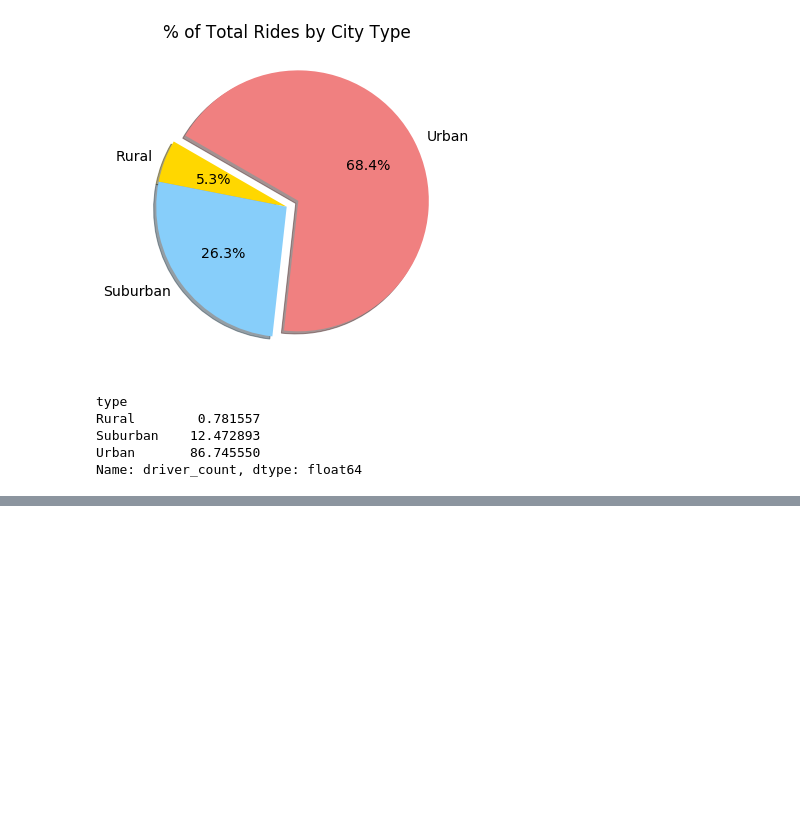
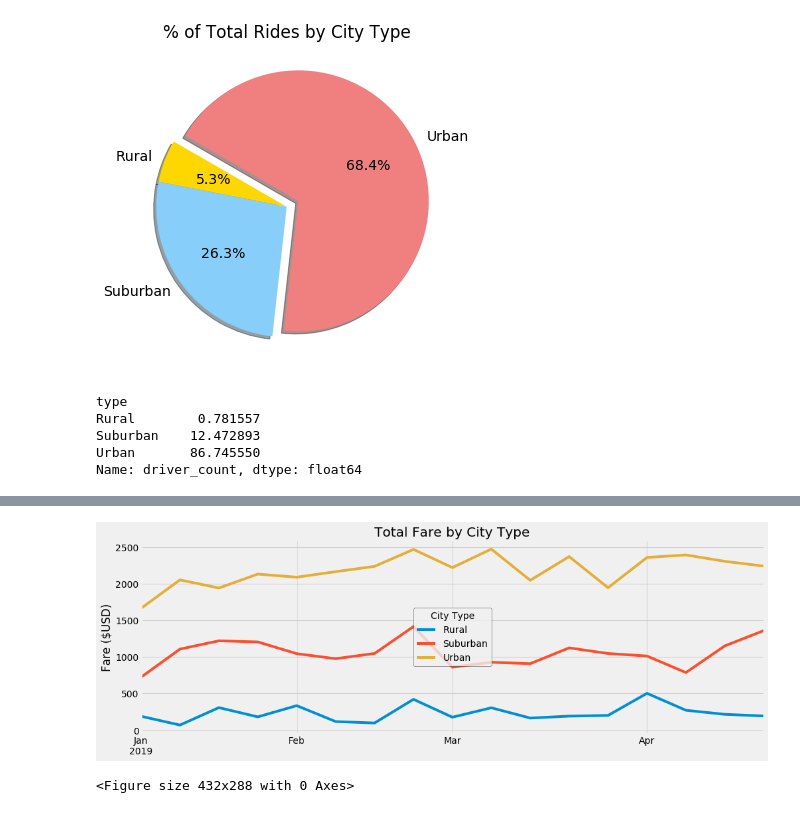
Before and after one commit to PaulIsenberg/PyBer_Analysis, a Jupyter notebook: PyBer.ipynb, the cells around one changed output, grey strips where cells are left out. Saved outputs shown, nothing was run; the diff lists cells and outputs as text; code cells hidden in the pictures; blank space fills up the shorter version.

```diff
--- a/PyBer.ipynb
+++ b/PyBer.ipynb
@@ -953,0 +1253,8 @@ Name: driver_count, dtype: float64
+# %%
+#pivot_df = pd.pivot_table(sum_fares_df, columns="City Type", index="Date")
+
+pivot_df =sum_fares_df.pivot(columns="City Type", index="Date")
+# %%
+pvt_df = pivot_df["Fare"]
+# %%
+janmar_df = pvt_df.loc["2019-01-01" : "2019-04-28"]
@@ -953,0 +1282,2 @@ Name: driver_count, dtype: float64
+# %%
+weekly_df = janmar_df.resample("W").sum()
@@ -953,0 +1322,20 @@ Name: driver_count, dtype: float64
+# %%
+import matplotlib as mlp
+#x_labels = ["Urban", "Suburban", "Rural"]
+fig = weekly_df.plot(figsize=(15,5))
+fig.set_xlabel("")
+fig.set_ylabel("Fare ($USD)")
+
+#fig, ax = plt.subplots()
+#ax.plot('Date', 'Fare')
+plt.style.use('fivethirtyeight')
+fig.set_title("Total Fare by City Type")
+ax.set_ylabel("Fare ($USD)")
+lgnd
+plt.legend(loc="center", title="City Type", edgecolor="black")
+plt.savefig("Analysis/Fig9.png")
+plt.show()
+plt.tight_layout()
+# %% [output]
+[figure, added]
+<Figure size 432x288 with 0 Axes>
```
Also changed, not shown: parts of 48 cells of this notebook, 2 other files.
